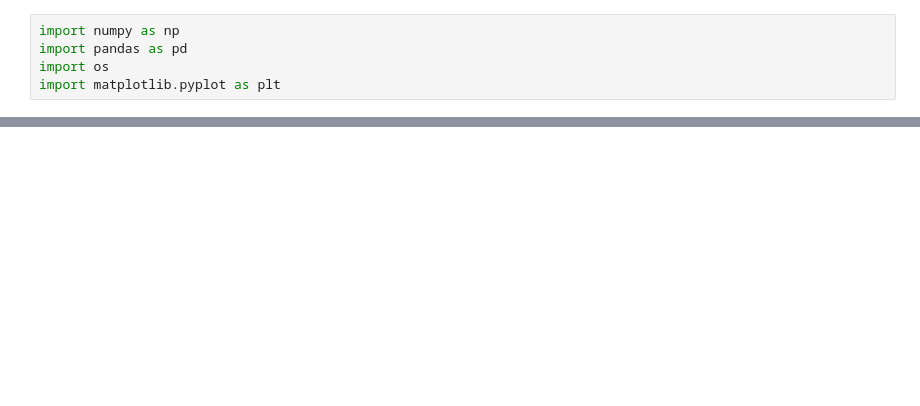
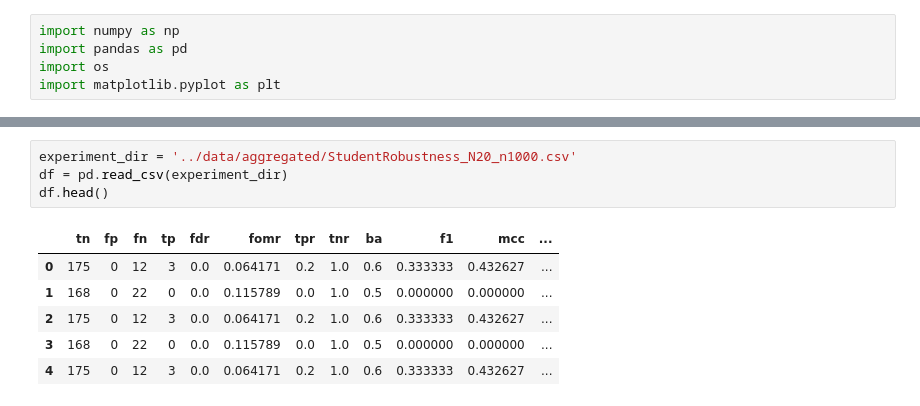
Before and after one commit to cofofprom/TensorGraphicalModelSelection, a Jupyter notebook: notebooks/draw_metrics.ipynb, the cells around one changed output, grey strips where cells are left out. Drawn from its saved outputs; the diff is of its cells as text; blank space fills up the shorter version.

```diff
--- a/notebooks/draw_metrics.ipynb
+++ b/notebooks/draw_metrics.ipynb
@@ -67,0 +182,11 @@ fig.set_size_inches(10, 5)
+# %%
+experiment_dir = '../data/aggregated/StudentRobustness_N20_n1000.csv'
+df = pd.read_csv(experiment_dir)
+df.head()
+# %% [output]
+|  | tn | fp | fn | tp | fdr | fomr | tpr | tnr | ba | f1 | mcc | ... |
+| 0 | 175 | 0 | 12 | 3 | 0.0 | 0.064171 | 0.2 | 1.0 | 0.6 | 0.333333 | 0.432627 | ... |
+| 1 | 168 | 0 | 22 | 0 | 0.0 | 0.115789 | 0.0 | 1.0 | 0.5 | 0.000000 | 0.000000 | ... |
+| 2 | 175 | 0 | 12 | 3 | 0.0 | 0.064171 | 0.2 | 1.0 | 0.6 | 0.333333 | 0.432627 | ... |
+| 3 | 168 | 0 | 22 | 0 | 0.0 | 0.115789 | 0.0 | 1.0 | 0.5 | 0.000000 | 0.000000 | ... |
+| 4 | 175 | 0 | 12 | 3 | 0.0 | 0.064171 | 0.2 | 1.0 | 0.6 | 0.333333 | 0.432627 | ... |
```
Also changed, not shown: parts of 15 cells of this notebook, 1 other file.
